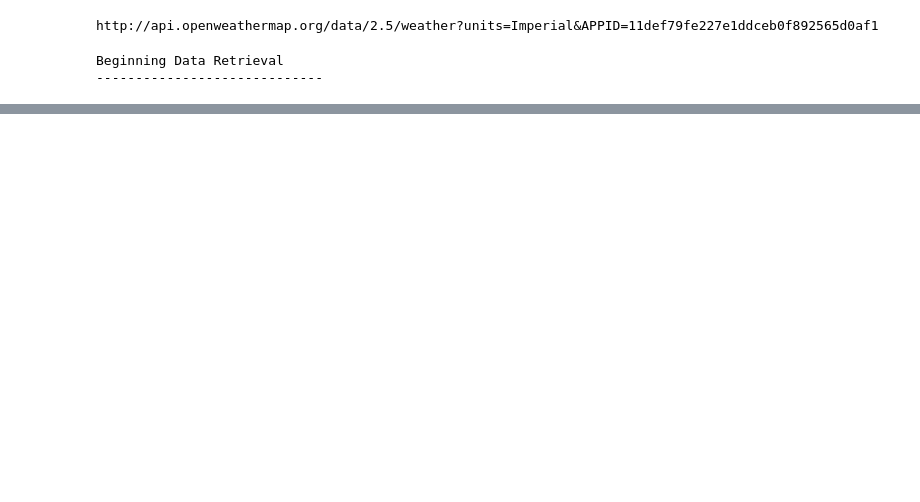
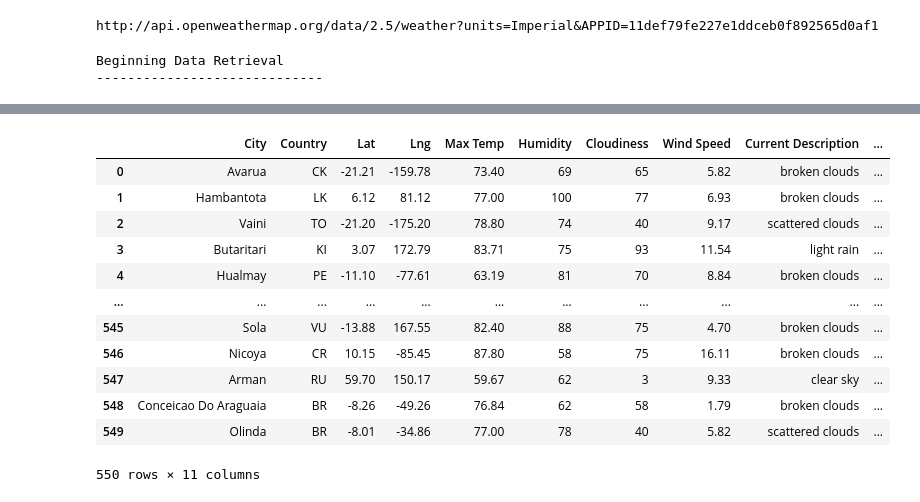
Before and after one commit to swund283/World_Weather_Analysis, a Jupyter notebook: Weather_Database.ipynb, the cells around one changed output, grey strips where cells are left out. Saved outputs shown, nothing was run; the diff lists cells and outputs as text; code cells hidden in the pictures; blank space fills up the shorter version.

```diff
--- a/Weather_Database.ipynb
+++ b/Weather_Database.ipynb
@@ -161,0 +162,19 @@ city_data_df.head(50)
+# %%
+new_columns = ["City","Country","Lat", "Lng", "Max Temp", "Humidity", "Cloudiness","Wind Speed", "Current Description", "Rain (inches)", "Snow (inches)"]
+# %%
+city_data_df = city_data_df[new_columns]
+city_data_df
+# %% [output]
+|  | City | Country | Lat | Lng | Max Temp | Humidity | Cloudiness | Wind Speed | Current Description | ... |
+| 0 | Avarua | CK | -21.21 | -159.78 | 73.40 | 69 | 65 | 5.82 | broken clouds | ... |
+| 1 | Hambantota | LK | 6.12 | 81.12 | 77.00 | 100 | 77 | 6.93 | broken clouds | ... |
+| 2 | Vaini | TO | -21.20 | -175.20 | 78.80 | 74 | 40 | 9.17 | scattered clouds | ... |
+| 3 | Butaritari | KI | 3.07 | 172.79 | 83.71 | 75 | 93 | 11.54 | light rain | ... |
+| 4 | Hualmay | PE | -11.10 | -77.61 | 63.19 | 81 | 70 | 8.84 | broken clouds | ... |
+| ... | ... | ... | ... | ... | ... | ... | ... | ... | ... | ... |
+| 545 | Sola | VU | -13.88 | 167.55 | 82.40 | 88 | 75 | 4.70 | broken clouds | ... |
+| 546 | Nicoya | CR | 10.15 | -85.45 | 87.80 | 58 | 75 | 16.11 | broken clouds | ... |
+| 547 | Arman | RU | 59.70 | 150.17 | 59.67 | 62 | 3 | 9.33 | clear sky | ... |
+| 548 | Conceicao Do Araguaia | BR | -8.26 | -49.26 | 76.84 | 62 | 58 | 1.79 | broken clouds | ... |
+| 549 | Olinda | BR | -8.01 | -34.86 | 77.00 | 78 | 40 | 5.82 | scattered clouds | ... |
+550 rows × 11 columns
```
Also changed, not shown: parts of 4 cells of this notebook.
